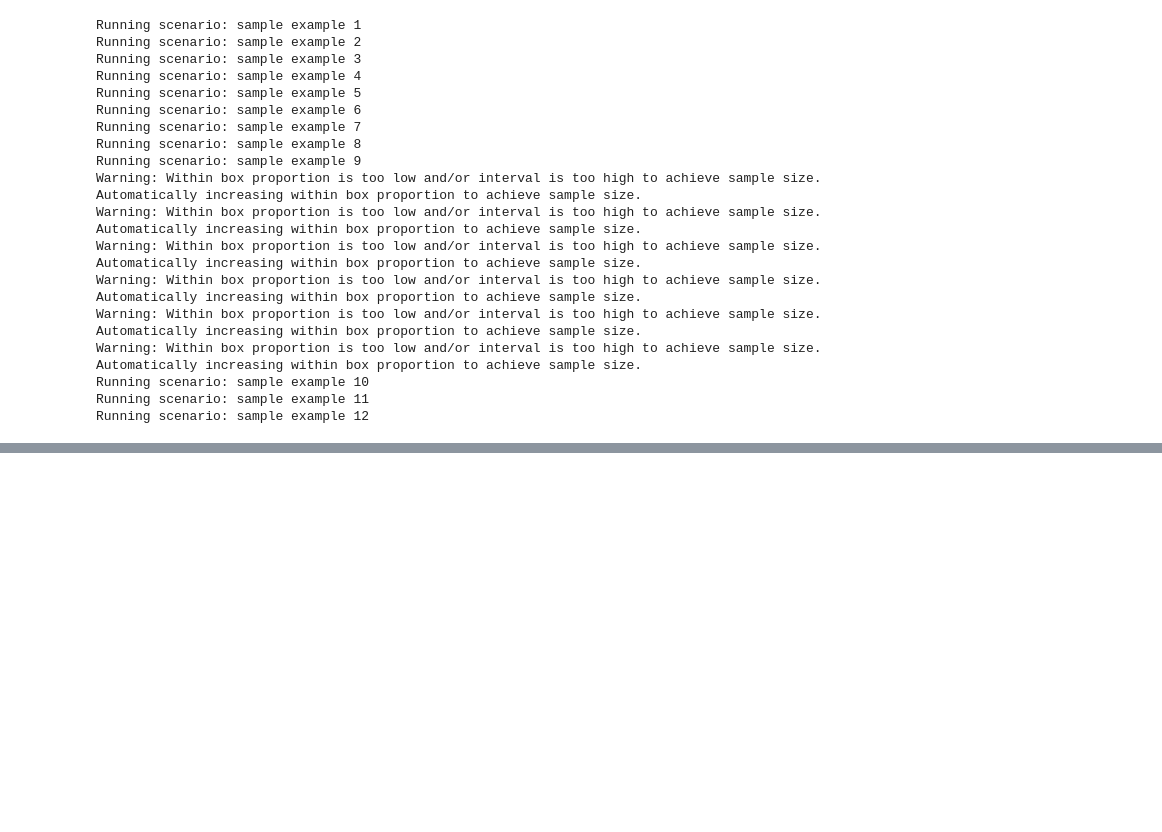
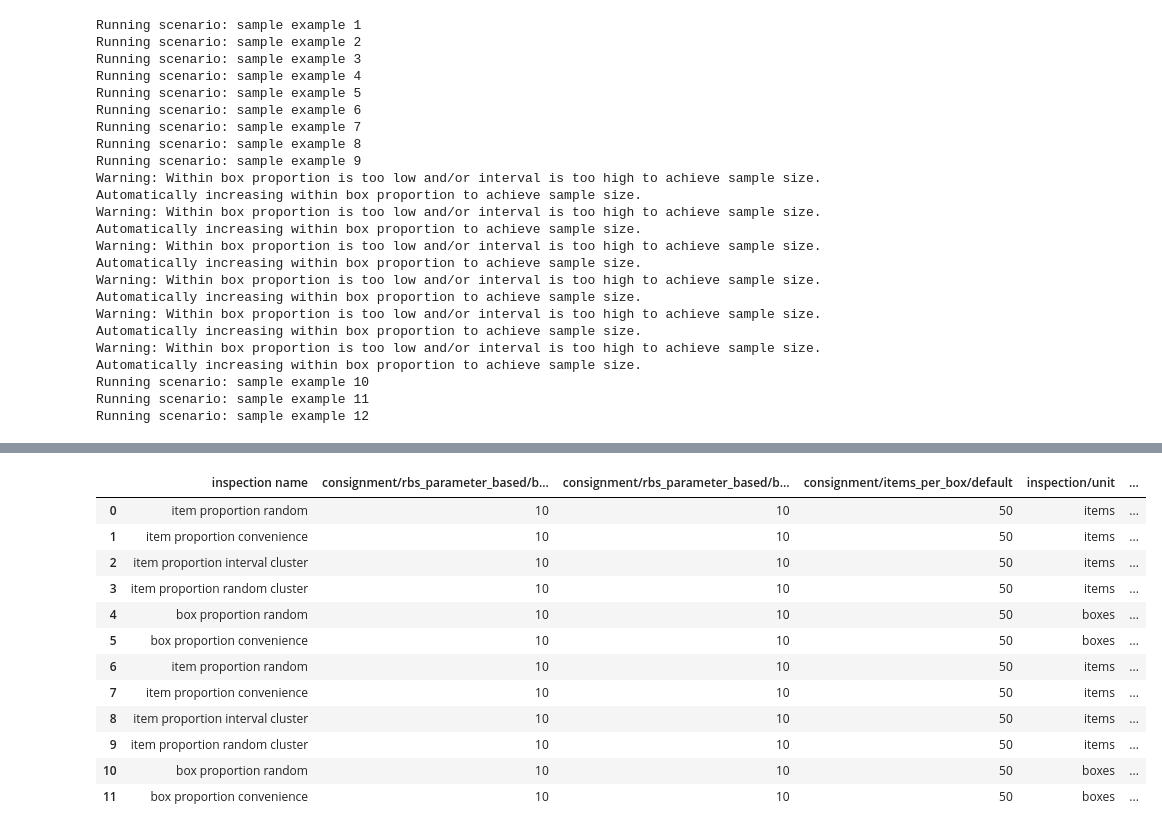
Before and after one commit to jkagor13-usda/popsborder, a Jupyter notebook: popsborder-main/hierarchal sampling/hierarchal_test.ipynb, the cells around one changed output, grey strips where cells are left out. Saved outputs shown, nothing was run; the diff lists cells and outputs as text; code cells hidden in the pictures; blank space fills up the shorter version.

```diff
--- a/popsborder-main/hierarchal sampling/hierarchal_test.ipynb
+++ b/popsborder-main/hierarchal sampling/hierarchal_test.ipynb
@@ -247,8 +272,8 @@ sample_examples_df = save_scenario_result_to_pandas(
     sample_examples_results,
     config_columns=[
         "inspection name",
-        "consignment/parameter_based/boxes/min",
-        "consignment/parameter_based/boxes/max",
+        "consignment/rbs_parameter_based/boxes/min",
+        "consignment/rbs_parameter_based/boxes/max",
         "consignment/items_per_box/default",
         "inspection/unit",
         "inspection/sample_strategy",
@@ -259,6 +284,12 @@ sample_examples_df = save_scenario_result_to_pandas(
     result_columns=[
         "avg_boxes_opened_completion",
         "avg_items_inspected_completion",
+        "total_intercepted_contaminants",
+        "num_inspections",
+        "num_items",
+        "num_boxes",
+        "num_plants",
+        "true_contamination_rate",
     ],
 )
 # %%
@@ -368,0 +400,16 @@ fig.savefig(plotsdir / "sample_examples_boxes.jpg", dpi=800)
+# %%
+sample_examples_df
+# %% [output]
+|  | inspection name | consignment/rbs_parameter_based/b... | consignment/rbs_parameter_based/b... | consignment/items_per_box/default | inspection/unit | ... |
+| 0 | item proportion random | 10 | 10 | 50 | items | ... |
+| 1 | item proportion convenience | 10 | 10 | 50 | items | ... |
+| 2 | item proportion interval cluster | 10 | 10 | 50 | items | ... |
+| 3 | item proportion random cluster | 10 | 10 | 50 | items | ... |
+| 4 | box proportion random | 10 | 10 | 50 | boxes | ... |
+| 5 | box proportion convenience | 10 | 10 | 50 | boxes | ... |
+| 6 | item proportion random | 10 | 10 | 50 | items | ... |
+| 7 | item proportion convenience | 10 | 10 | 50 | items | ... |
+| 8 | item proportion interval cluster | 10 | 10 | 50 | items | ... |
+| 9 | item proportion random cluster | 10 | 10 | 50 | items | ... |
+| 10 | box proportion random | 10 | 10 | 50 | boxes | ... |
+| 11 | box proportion convenience | 10 | 10 | 50 | boxes | ... |
```
Also changed, not shown: parts of 6 cells of this notebook, 9 other files.
